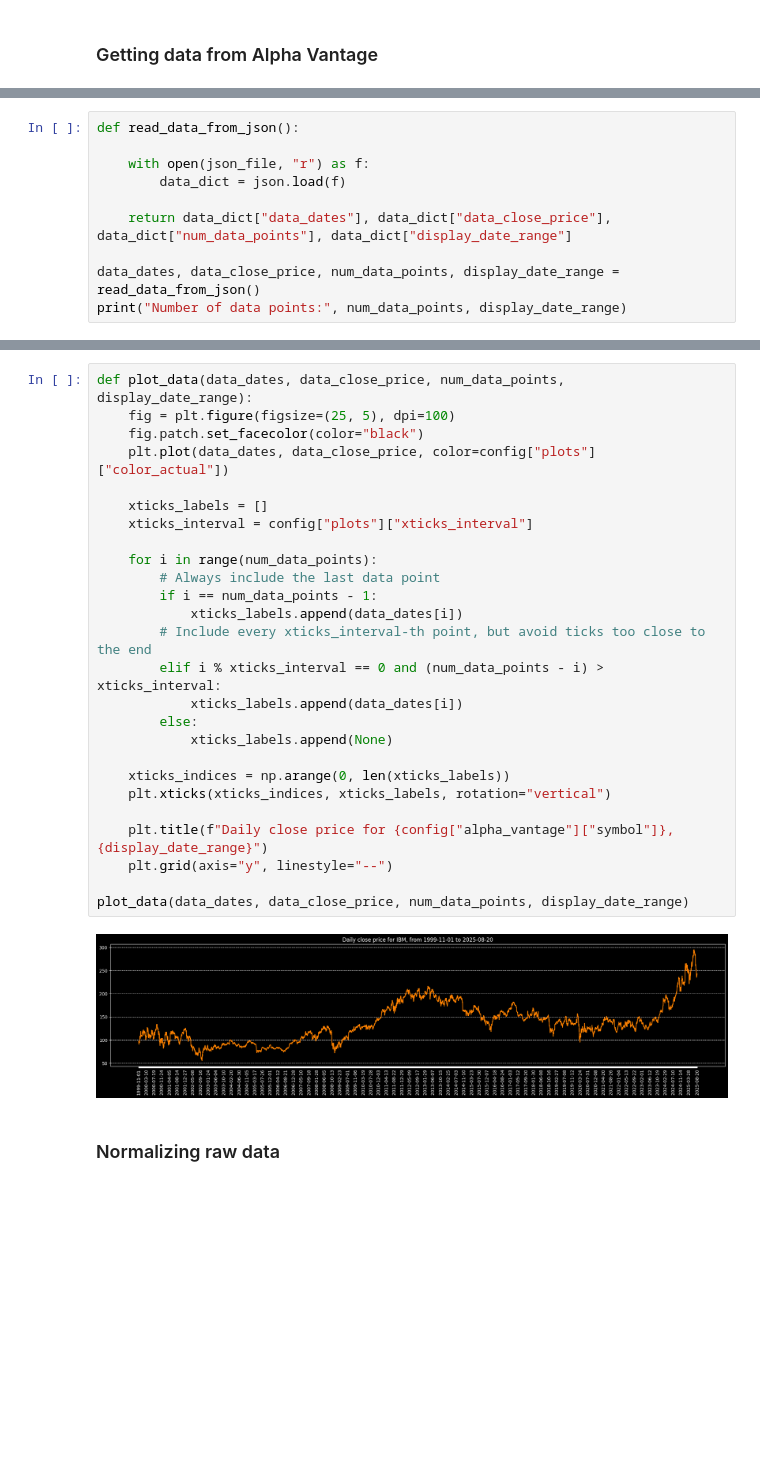
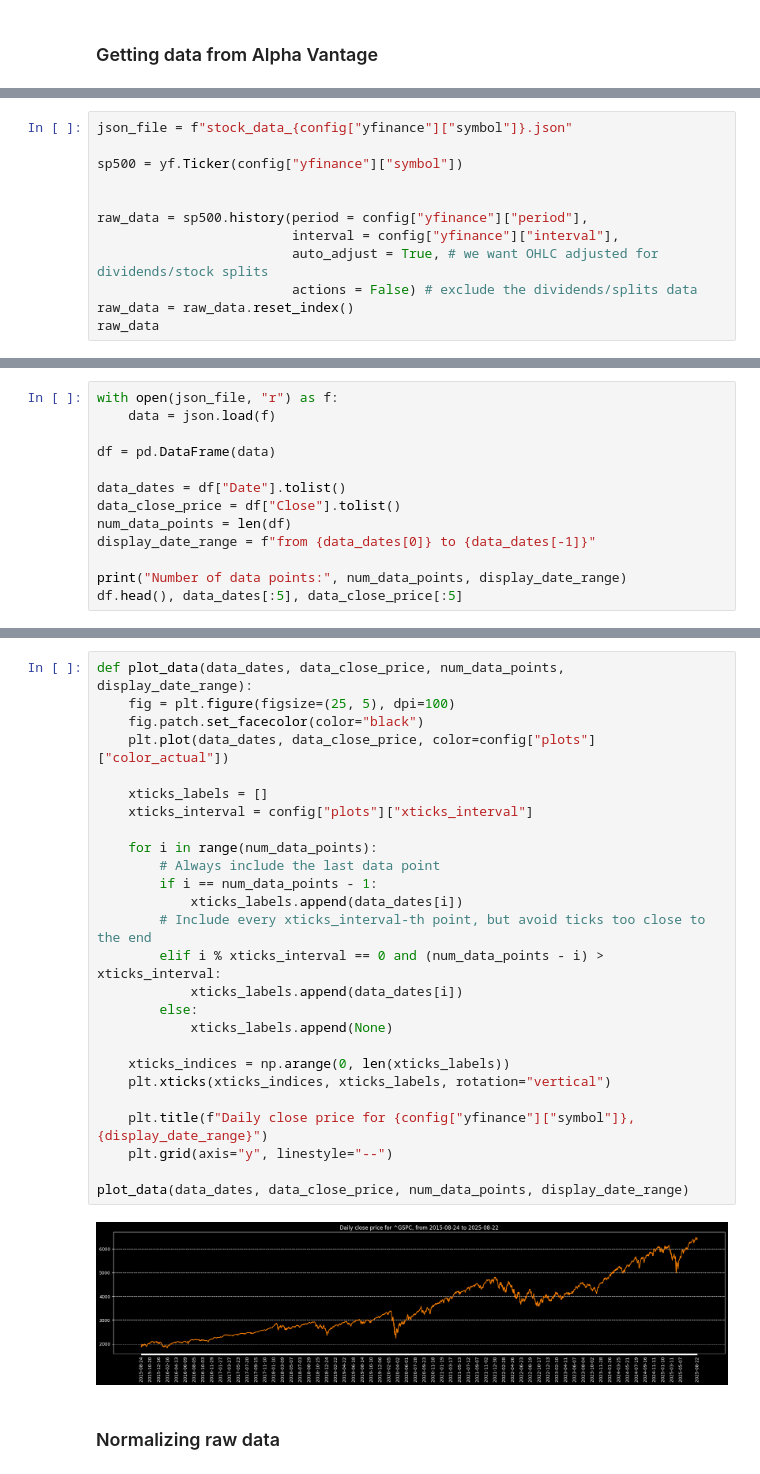
Before and after one commit to brien60/Stock-LSTM, a Jupyter notebook: lstm.ipynb, the cells around one changed output, grey strips where cells are left out. Saved outputs shown, nothing was run; the diff lists cells and outputs as text; blank space fills up the shorter version.

Commit message:
use yfinance instead

```diff
--- a/lstm.ipynb
+++ b/lstm.ipynb
@@ -90,0 +60,12 @@ def get_data_write_to_json(config):
+# %%
+json_file = f"stock_data_{config["yfinance"]["symbol"]}.json"
+
+sp500 = yf.Ticker(config["yfinance"]["symbol"])
+
+
+raw_data = sp500.history(period = config["yfinance"]["period"],
+                         interval = config["yfinance"]["interval"],
+                         auto_adjust = True, # we want OHLC adjusted for dividends/stock splits
+                         actions = False) # exclude the dividends/splits data
+raw_data = raw_data.reset_index()
+raw_data
@@ -91,11 +89,14 @@ def get_data_write_to_json(config):
 # %%
-def read_data_from_json():
+with open(json_file, "r") as f:
+    data = json.load(f)
 
-    with open(json_file, "r") as f:
-        data_dict = json.load(f)
+df = pd.DataFrame(data)
 
-    return data_dict["data_dates"], data_dict["data_close_price"], data_dict["num_data_points"], data_dict["display_date_range"]
+data_dates = df["Date"].tolist()
+data_close_price = df["Close"].tolist()
+num_data_points = len(df)
+display_date_range = f"from {data_dates[0]} to {data_dates[-1]}"
 
-data_dates, data_close_price, num_data_points, display_date_range = read_data_from_json()
 print("Number of data points:", num_data_points, display_date_range)
+df.head(), data_dates[:5], data_close_price[:5]
 # %% [output]
@@ -103,31 +116,31 @@ Number of data points: 6490 from 1999-11-01 to 2025-08-20
 # %%
 def plot_data(data_dates, data_close_price, num_data_points, display_date_range):
     fig = plt.figure(figsize=(25, 5), dpi=100)
     fig.patch.set_facecolor(color="black")
     plt.plot(data_dates, data_close_price, color=config["plots"]["color_actual"])
 
     xticks_labels = []
     xticks_interval = config["plots"]["xticks_interval"]
 
     for i in range(num_data_points):
         # Always include the last data point
         if i == num_data_points - 1:
             xticks_labels.append(data_dates[i])
         # Include every xticks_interval-th point, but avoid ticks too close to the end
         elif i % xticks_interval == 0 and (num_data_points - i) > xticks_interval:
             xticks_labels.append(data_dates[i])
         else:
             xticks_labels.append(None)
 
     xticks_indices = np.arange(0, len(xticks_labels))
     plt.xticks(xticks_indices, xticks_labels, rotation="vertical")
 
-    plt.title(f"Daily close price for {config["alpha_vantage"]["symbol"]}, {display_date_range}")
+    plt.title(f"Daily close price for {config["yfinance"]["symbol"]}, {display_date_range}")
     plt.grid(axis="y", linestyle="--")
 
 plot_data(data_dates, data_close_price, num_data_points, display_date_range)
 # %% [output]
-[figure, old version]
+[figure, new version]
 # %% [markdown]
 ### Normalizing raw data
 # %%
```
Also changed, not shown: parts of 14 cells of this notebook.
